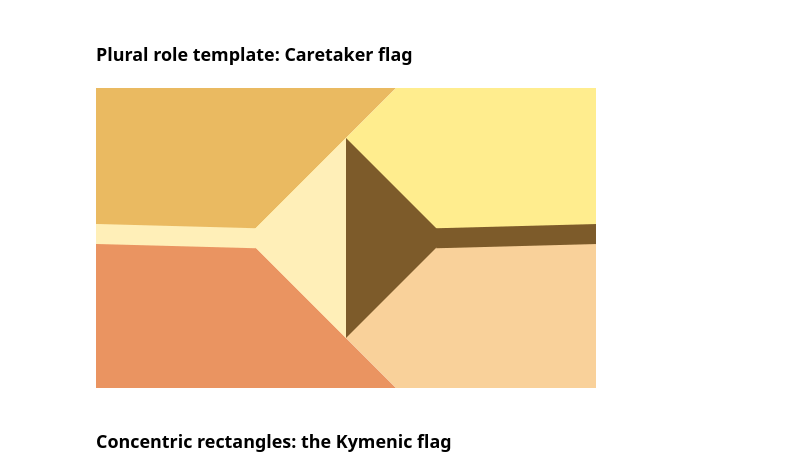
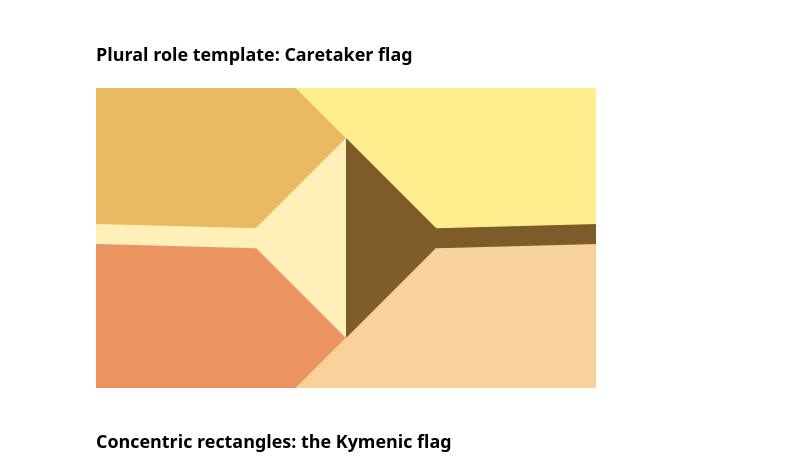
Before and after one commit to intervexual/drawpride, a Jupyter notebook: examples.ipynb, the cells around one changed output. Saved outputs shown, nothing was run; the diff lists cells and outputs as text; code cells hidden in the pictures.

Commit message:
Standardizing orientation to default to HORIZONTAL.

```diff
--- a/examples.ipynb
+++ b/examples.ipynb
@@ -198,12 +198,12 @@ filelocations = save_flag(d, 'alderspintellic', outdir, show_image=True)
 # %%
 # reference: https://pluralpedia.org/w/File:Caretaker.png
 d = draw.Drawing(500, 300)
-# change orientation to HORIZONTAL if you want the background lines to go leftward instead of rightward. Default is VERTICAL.
+# change orientation if you want the background lines to go leftward instead of rightward. Default is HORIZONTAL.
 # the stretch_ratio parameter changes how much the middle lines swoop downward. Set to 0 for a flat line.
-draw_pluralrole(d, ['#eaba61', '#ffed8e', '#ea9461', '#f9d19a', '#ffEFb8', '#7d5b2a'], orientation=VERTICAL, stretch_ratio=1)
+draw_pluralrole(d, ['#eaba61', '#ffed8e', '#ea9461', '#f9d19a', '#ffEFb8', '#7d5b2a'], orientation=HORIZONTAL, stretch_ratio=1)
 filelocations = save_flag(d, 'caretaker', outdir, show_image=True)
 # %% [output]
-[figure, old version]
+[figure, new version]
 # %% [markdown]
 
 
```
Also changed, not shown: parts of 6 cells of this notebook, 35 other files.
